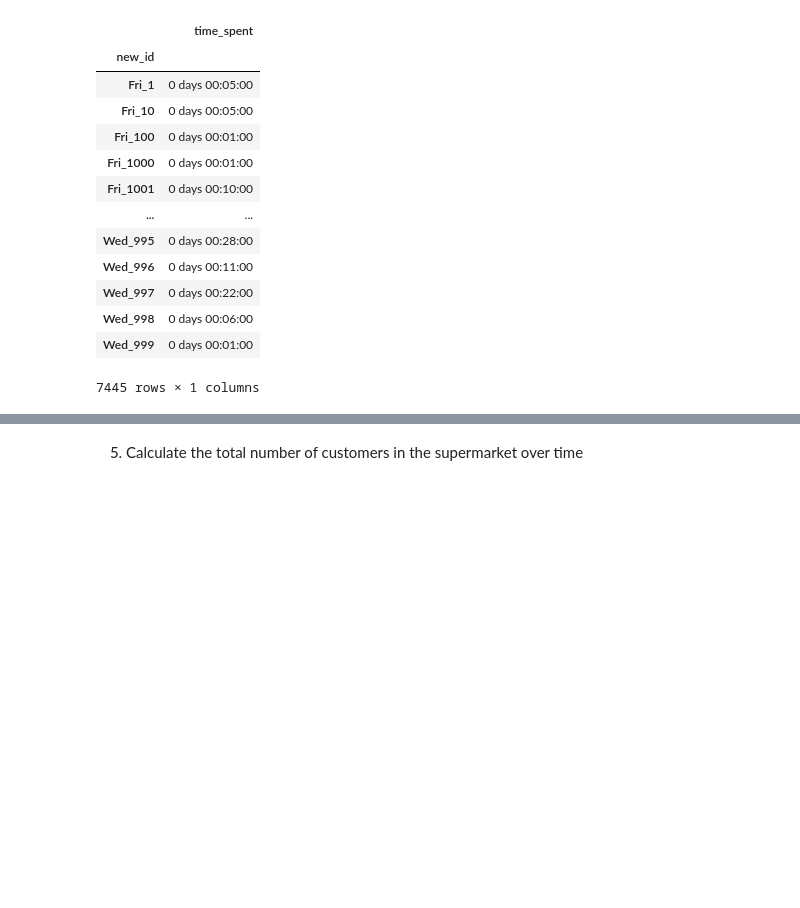
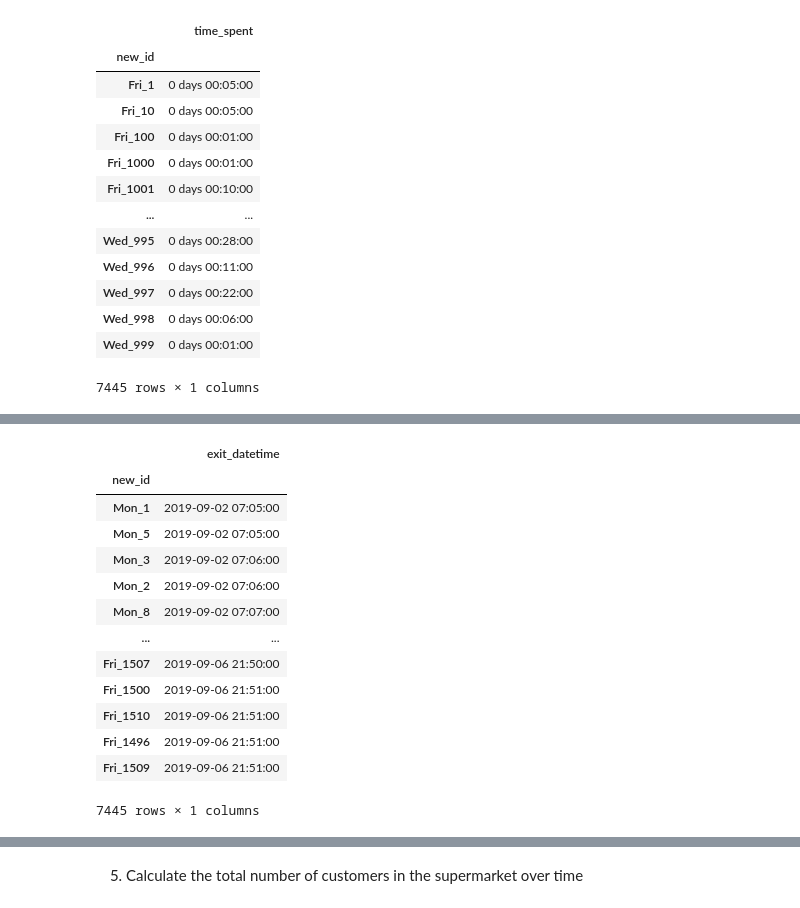
Before and after one commit to shindesimantini6/Super-Class-Simulator, a Jupyter notebook: all_data_project.ipynb, the cells around one changed output, grey strips where cells are left out. Saved outputs shown, nothing was run; the diff lists cells and outputs as text; code cells hidden in the pictures; blank space fills up the shorter version.

```diff
--- a/all_data_project.ipynb
+++ b/all_data_project.ipynb
@@ -275,0 +299,21 @@ fig.show()
+# %%
+exit_datetime = (
+    df_all.reset_index()[["timestamp", "new_id"]].groupby("new_id").max()
+)
+exit_datetime.rename(columns={"timestamp": "exit_datetime"}, inplace=True)
+exit_datetime.sort_values("exit_datetime")
+# %% [output]
+|  | exit_datetime |
+| new_id |  |
+| Mon_1 | 2019-09-02 07:05:00 |
+| Mon_5 | 2019-09-02 07:05:00 |
+| Mon_3 | 2019-09-02 07:06:00 |
+| Mon_2 | 2019-09-02 07:06:00 |
+| Mon_8 | 2019-09-02 07:07:00 |
+| ... | ... |
+| Fri_1507 | 2019-09-06 21:50:00 |
+| Fri_1500 | 2019-09-06 21:51:00 |
+| Fri_1510 | 2019-09-06 21:51:00 |
+| Fri_1496 | 2019-09-06 21:51:00 |
+| Fri_1509 | 2019-09-06 21:51:00 |
+7445 rows × 1 columns
```
Also changed, not shown: parts of 10 cells of this notebook.
